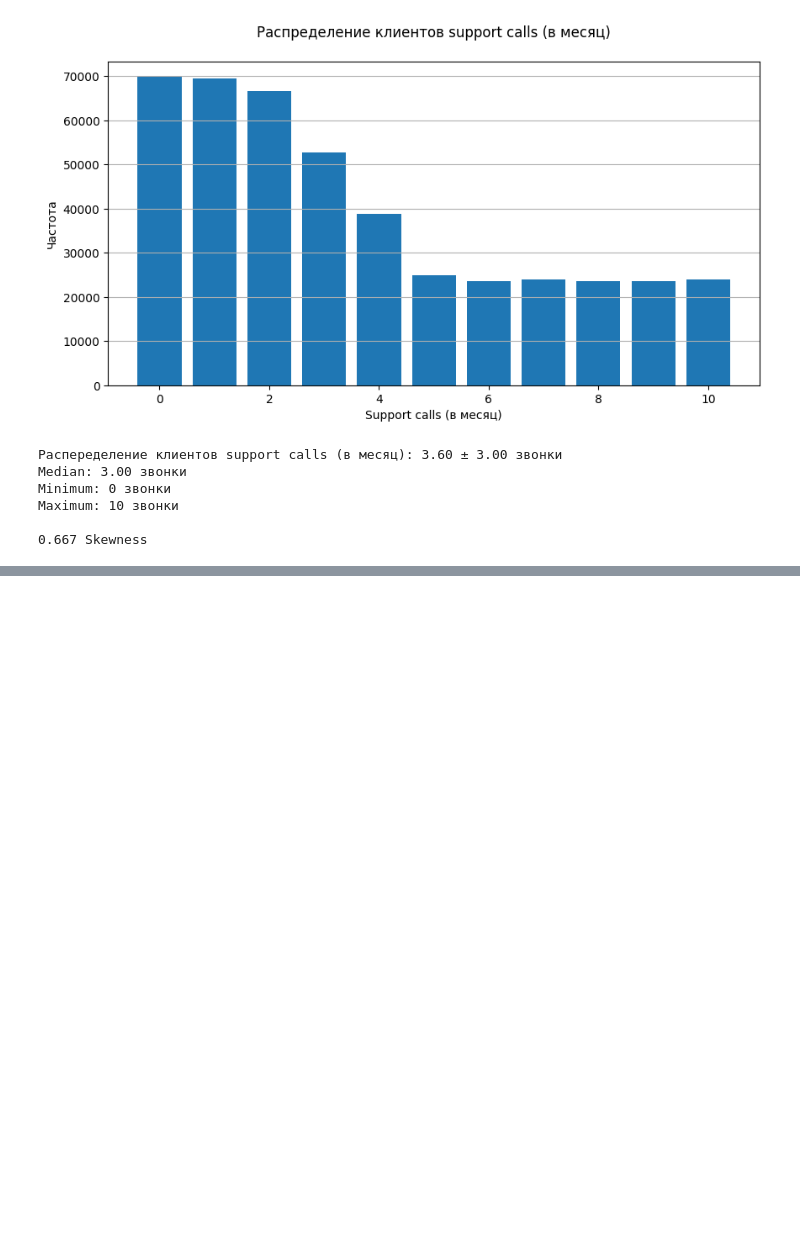
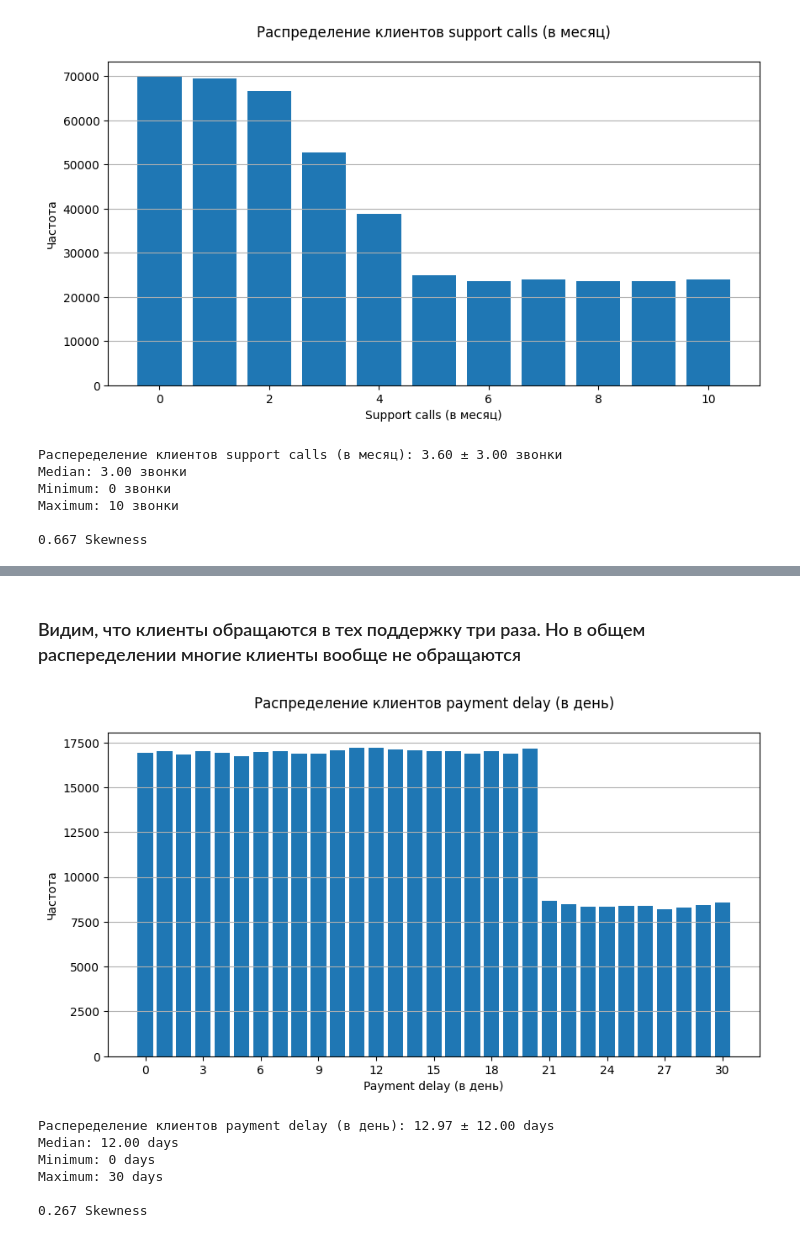
Before and after one commit to Agamemnommom/Churn-Prediction-Service, a Jupyter notebook: Churn_Prediction.ipynb, the cells around one changed output, grey strips where cells are left out. Drawn from its saved outputs; the diff is of its cells as text; code cells hidden in the pictures; blank space fills up the shorter version.

```diff
--- a/Churn_Prediction.ipynb
+++ b/Churn_Prediction.ipynb
@@ -417,0 +289,12 @@ Maximum: 10 звонки
+# %% [markdown]
+### Видим, что клиенты обращаются в тех поддержку три раза. Но в общем распеределении многие клиенты вообще не обращаются
+# %%
+make_barplot(df, 'Payment Delay', custom_ticks=np.arange(0, 32, 3), unit='days', additional=' (в день)')
+# %% [output]
+[figure, added]
+Распеределение клиентов payment delay (в день): 12.97 ± 12.00 days
+Median: 12.00 days
+Minimum: 0 days
+Maximum: 30 days
+
+0.267 Skewness
```
Also changed, not shown: parts of 7 cells of this notebook.
